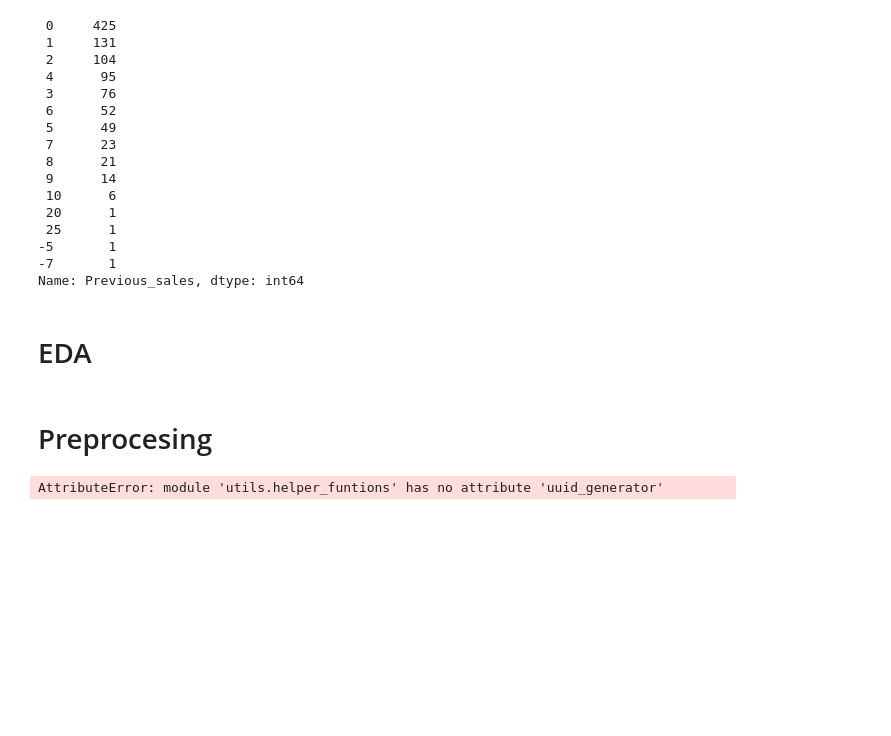
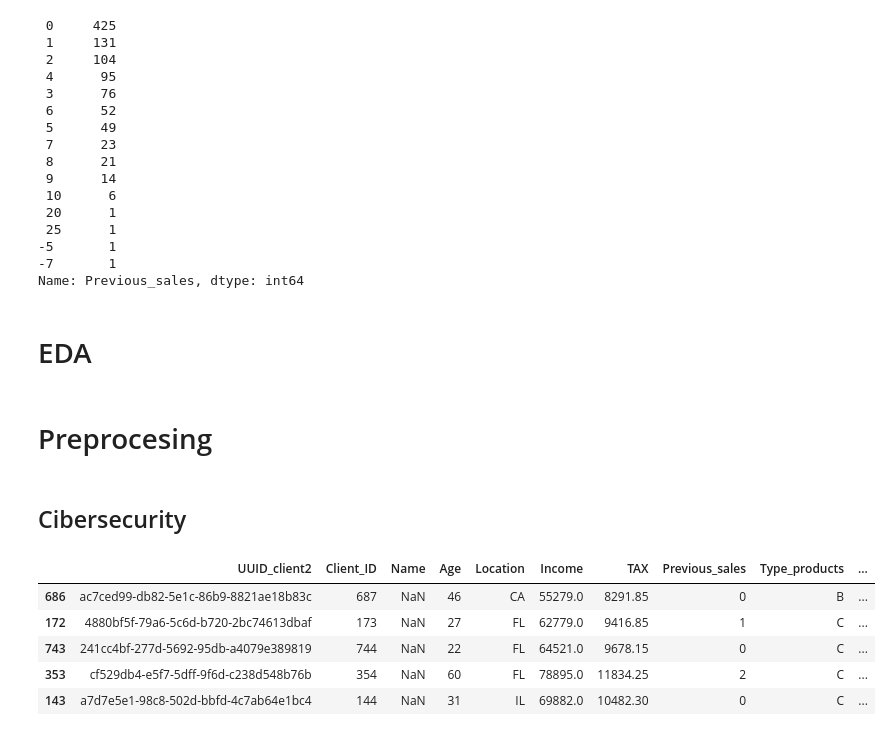
Before and after one commit to amontenegrot/TP_Technical_test_DS, a Jupyter notebook: src/Technical_test_DS.ipynb, the cells around one changed output. Drawn from its saved outputs; the diff is of its cells as text; code cells hidden in the pictures; blank space fills up the shorter version.

```diff
--- a/src/Technical_test_DS.ipynb
+++ b/src/Technical_test_DS.ipynb
@@ -54,0 +83,20 @@ df.describe()
+# %%
+# Determine peak times by rounding the time in groups of one hour
+df['Contact_hour'] = pd.to_datetime(df['Contact_hour'], format='%H:%M:%S')
+df['Contact_hour_round'] = df['Contact_hour'].apply(lambda x: x.round('60 min'))
+
+fig = px.histogram(df, x='Contact_hour_round')
+fig.show()
+
+df_peak_time = df['Contact_hour_round'].value_counts().head()
+df_peak_time = df_peak_time.rename_axis('Hour')
+df_peak_time = df_peak_time.reset_index(name='Count')
+peak_hours = []
+for i in range(len(df_peak_time)):
+    peak_hours.append(df_peak_time['Hour'].iloc[i])
+
+for i in range(len(df)):
+    if df.loc[i, 'Contact_hour_round'] in peak_hours:
+        df.at[i, 'Is_peak_hour'] = 1
+    else:
+        df.at[i, 'Is_peak_hour'] = 0
@@ -87,9 +140,22 @@ Name: Previous_sales, dtype: int64
 # EDA
 # %% [markdown]
 # Preprocesing
+# %% [markdown]
+## Cibersecurity
 # %%
-df['UUID_client'] = df['Client_ID'].apply(
+df.drop(['Name'], axis=1)
+df.insert(
+    0, 'UUID_client2',
+    df['Client_ID'].apply(
     lambda x: helper_funtions.uuid_generator(x)
     )
+)
-# %% [output]
-AttributeError: module 'utils.helper_funtions' has no attribute 'uuid_generator'
+# %%
+df.sample(n=5).head()
+# %% [output]
+|  | UUID_client2 | Client_ID | Name | Age | Location | Income | TAX | Previous_sales | Type_products | ... |
+| 686 | ac7ced99-db82-5e1c-86b9-8821ae18b83c | 687 | NaN | 46 | CA | 55279.0 | 8291.85 | 0 | B | ... |
+| 172 | 4880bf5f-79a6-5c6d-b720-2bc74613dbaf | 173 | NaN | 27 | FL | 62779.0 | 9416.85 | 1 | C | ... |
+| 743 | 241cc4bf-277d-5692-95db-a4079e389819 | 744 | NaN | 22 | FL | 64521.0 | 9678.15 | 0 | C | ... |
+| 353 | cf529db4-e5f7-5dff-9f6d-c238d548b76b | 354 | NaN | 60 | FL | 78895.0 | 11834.25 | 2 | C | ... |
+| 143 | a7d7e5e1-98c8-502d-bbfd-4c7ab64e1bc4 | 144 | NaN | 31 | IL | 69882.0 | 10482.30 | 0 | C | ... |
```
Also changed, not shown: parts of 8 cells of this notebook.
